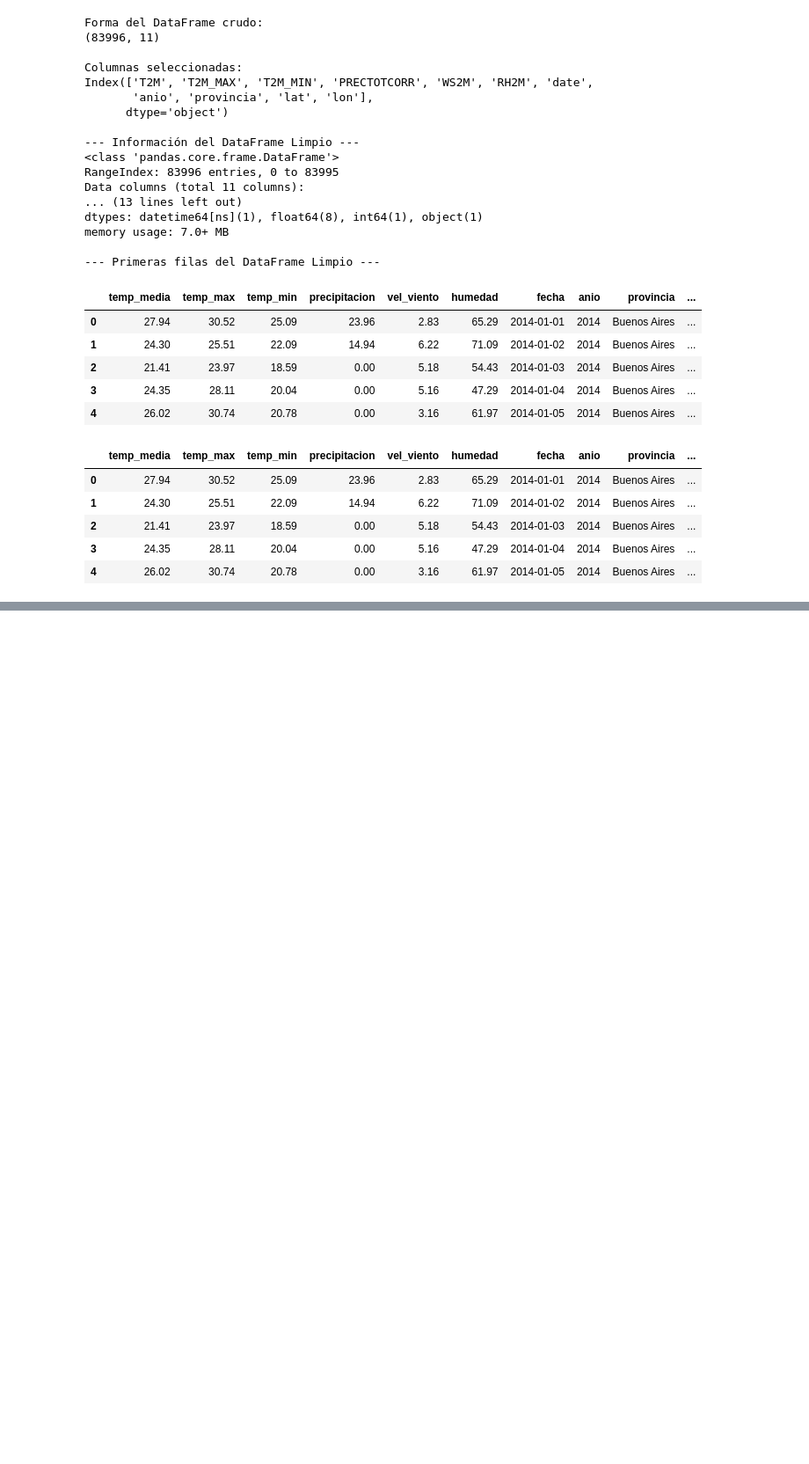
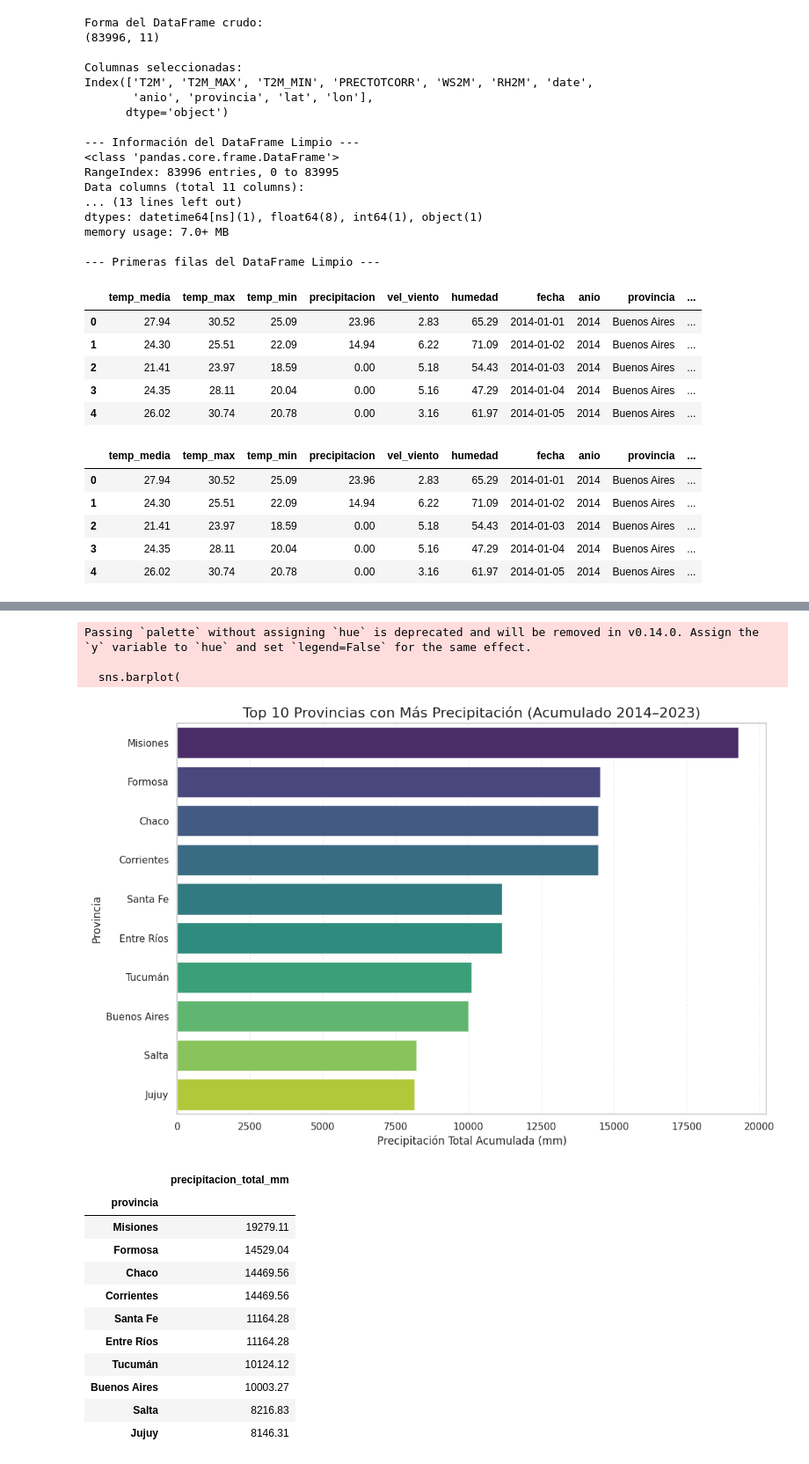
Before and after one commit to IvanSerem/ds2-proyecto-agricola, a Jupyter notebook: DataScienceII.ipynb, the cells around one changed output, grey strips where cells are left out. Shown at 88% size. Saved outputs shown, nothing was run; the diff lists cells and outputs as text; code cells hidden in the pictures; blank space fills up the shorter version.

```diff
--- a/DataScienceII.ipynb
+++ b/DataScienceII.ipynb
@@ -311,0 +389,57 @@ df_clima_limpio.head()
+# %%
+import numpy as np
+import matplotlib.pyplot as plt
+import seaborn as sns
+
+# ==============================
+# TOP 10 PROVINCIAS MÁS LLUVIOSAS
+# (PRECIPITACIÓN TOTAL ACUMULADA)
+# ==============================
+
+# 1) Agregación: suma de precipitación por provincia
+top_10_lluvia = (
+    df_clima_crudo
+    .groupby("provincia")["PRECTOTCORR"]
+    .sum()
+    .sort_values(ascending=False)
+    .head(10)
+)
+
+# 2) Plot
+plt.figure(figsize=(12, 8))
+
+sns.barplot(
+    y=top_10_lluvia.index,
+    x=top_10_lluvia.values,
+    palette="viridis"
+)
+
+plt.title("Top 10 Provincias con Más Precipitación (Acumulado 2014–2023)", fontsize=16)
+plt.xlabel("Precipitación Total Acumulada (mm)", fontsize=12)
+plt.ylabel("Provincia", fontsize=12)
+
+# 3) Formato de ticks para que se lea mejor
+plt.ticklabel_format(style='plain', axis='x')  # evita notación científica
+plt.grid(True, axis="x", linestyle="--", alpha=0.3)
+
+plt.show()
+
+# 4) Mostrar valores numéricos
+display(top_10_lluvia.to_frame(name="precipitacion_total_mm"))
+# %% [output]
+Passing `palette` without assigning `hue` is deprecated and will be removed in v0.14.0. Assign the `y` variable to `hue` and set `legend=False` for the same effect.
+
+  sns.barplot(
+[figure, added]
+|  | precipitacion_total_mm |
+| provincia |  |
+| Misiones | 19279.11 |
+| Formosa | 14529.04 |
+| Chaco | 14469.56 |
+| Corrientes | 14469.56 |
+| Santa Fe | 11164.28 |
+| Entre Ríos | 11164.28 |
+| Tucumán | 10124.12 |
+| Buenos Aires | 10003.27 |
+| Salta | 8216.83 |
+| Jujuy | 8146.31 |
```
Also changed, not shown: parts of 20 cells of this notebook.
